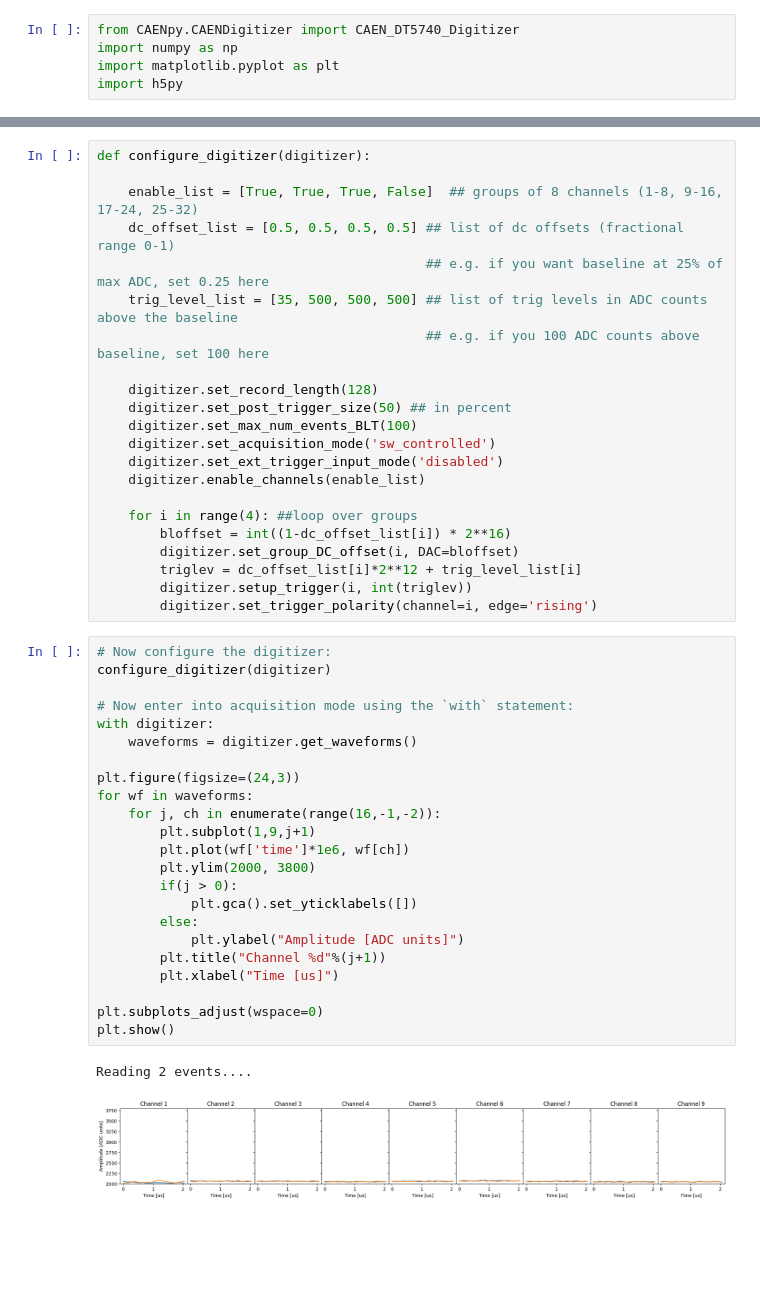
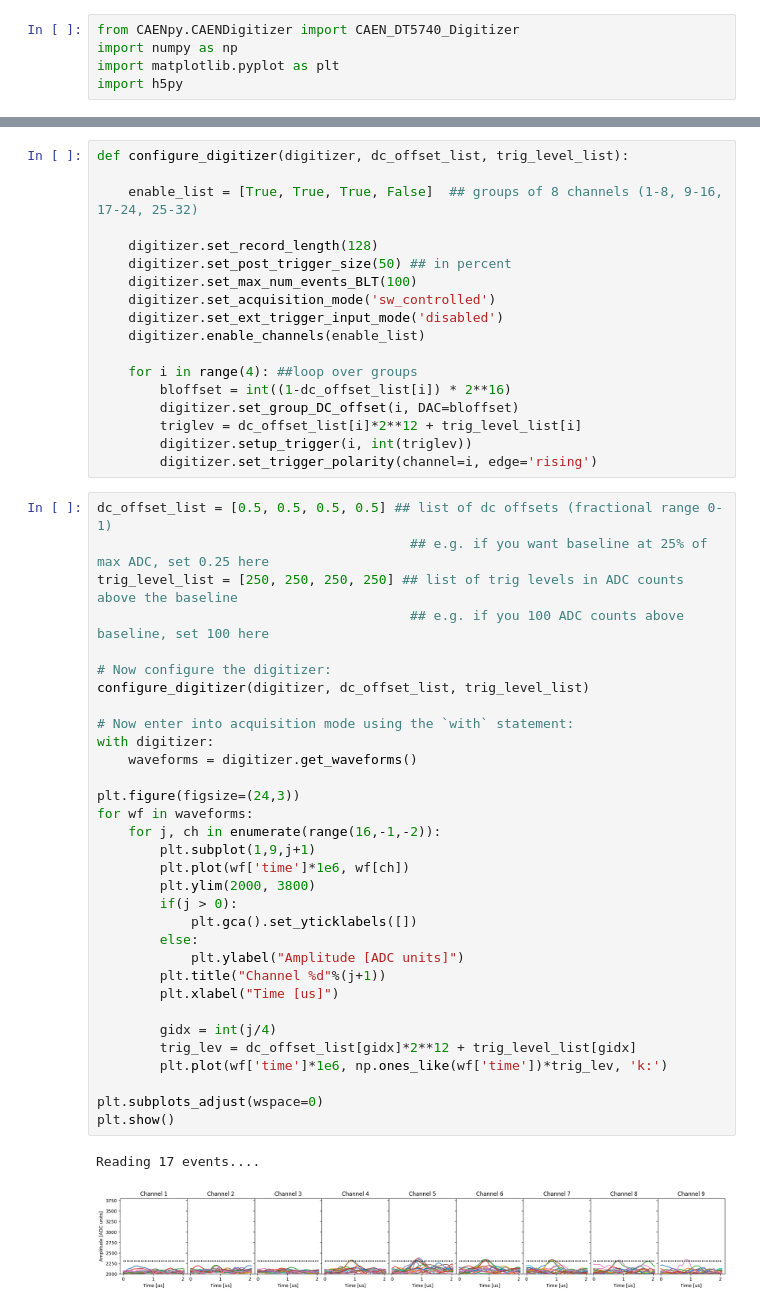
Before and after one commit to Moore-Lab/nanospheres, a Jupyter notebook: DAQ/CAEN/dt5740_test.ipynb, the cells around one changed output, grey strips where cells are left out. Saved outputs shown, nothing was run; the diff lists cells and outputs as text; blank space fills up the shorter version.

```diff
--- a/DAQ/CAEN/dt5740_test.ipynb
+++ b/DAQ/CAEN/dt5740_test.ipynb
@@ -12,11 +12,7 @@ RuntimeError: libCAENDigitizer has returned error code -25.
 # %%
-def configure_digitizer(digitizer):
+def configure_digitizer(digitizer, dc_offset_list, trig_level_list):
 
 	enable_list = [True, True, True, False]  ## groups of 8 channels (1-8, 9-16, 17-24, 25-32)
-	dc_offset_list = [0.5, 0.5, 0.5, 0.5] ## list of dc offsets (fractional range 0-1)
-										  ## e.g. if you want baseline at 25% of max ADC, set 0.25 here
-	trig_level_list = [35, 500, 500, 500] ## list of trig levels in ADC counts above the baseline
-										  ## e.g. if you 100 ADC counts above baseline, set 100 here
 
 	digitizer.set_record_length(128)
 	digitizer.set_post_trigger_size(50) ## in percent
@@ -32,28 +28,37 @@ def configure_digitizer(digitizer):
 		digitizer.setup_trigger(i, int(triglev))
 		digitizer.set_trigger_polarity(channel=i, edge='rising')
 # %%
+dc_offset_list = [0.5, 0.5, 0.5, 0.5] ## list of dc offsets (fractional range 0-1)
+										## e.g. if you want baseline at 25% of max ADC, set 0.25 here
+trig_level_list = [250, 250, 250, 250] ## list of trig levels in ADC counts above the baseline
+										## e.g. if you 100 ADC counts above baseline, set 100 here
+
 # Now configure the digitizer:
-configure_digitizer(digitizer)
+configure_digitizer(digitizer, dc_offset_list, trig_level_list)
 
 # Now enter into acquisition mode using the `with` statement:
 with digitizer:
 	waveforms = digitizer.get_waveforms()
 
 plt.figure(figsize=(24,3))
 for wf in waveforms:
 	for j, ch in enumerate(range(16,-1,-2)):
 		plt.subplot(1,9,j+1)
 		plt.plot(wf['time']*1e6, wf[ch])
 		plt.ylim(2000, 3800)
 		if(j > 0):
 			plt.gca().set_yticklabels([])
 		else:
 			plt.ylabel("Amplitude [ADC units]")
 		plt.title("Channel %d"%(j+1))
 		plt.xlabel("Time [us]")
 
+		gidx = int(j/4)
+		trig_lev = dc_offset_list[gidx]*2**12 + trig_level_list[gidx]
+		plt.plot(wf['time']*1e6, np.ones_like(wf['time'])*trig_lev, 'k:')
+
 plt.subplots_adjust(wspace=0)
 plt.show()
 # %% [output]
-Reading 2 events....
+Reading 17 events....
-[figure, old version]
+[figure, new version]
```
Also changed, not shown: parts of 1 cell of this notebook, 4 other files.
